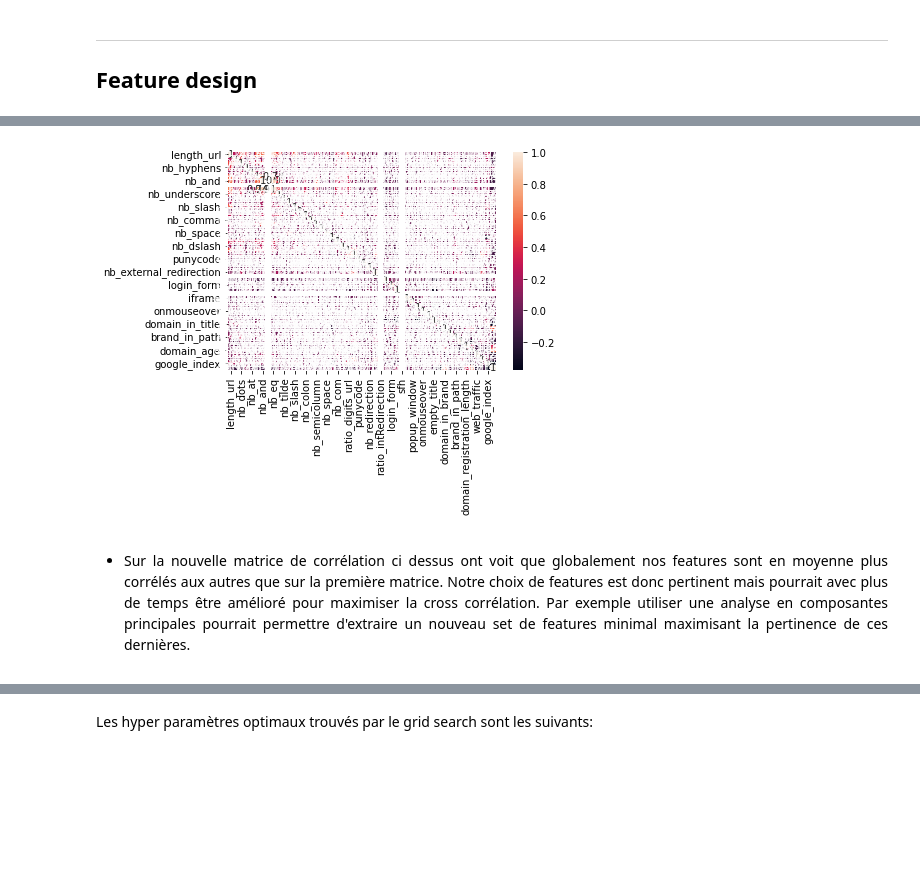
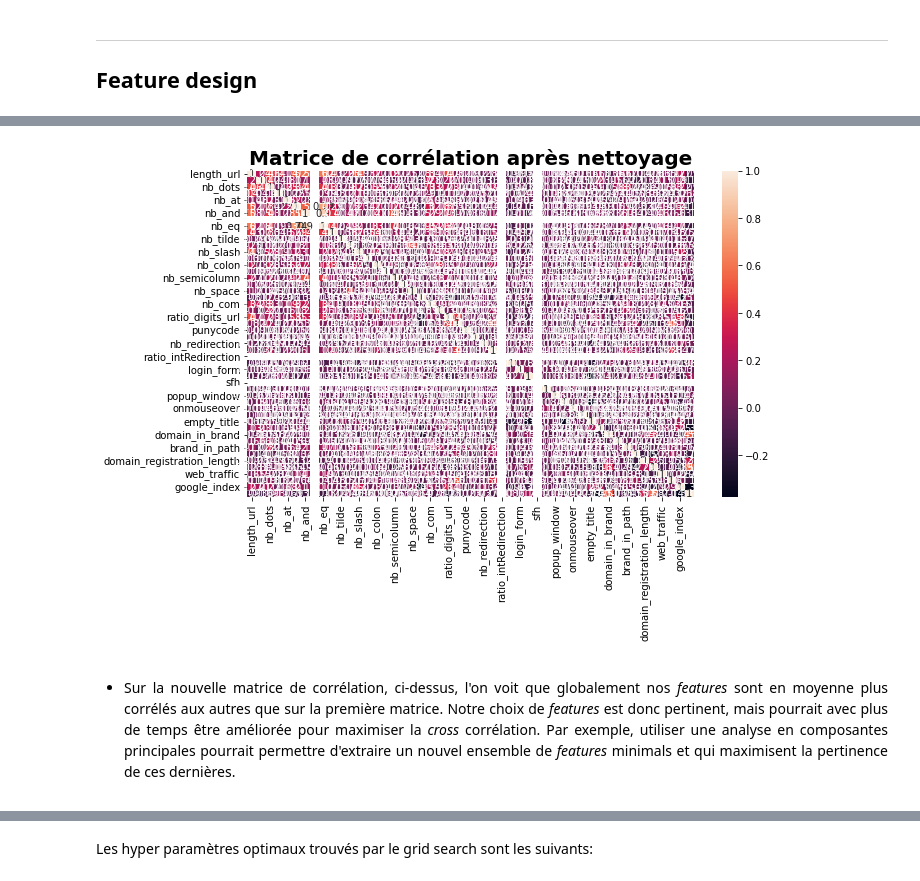
Before and after one commit to ManuSerp/INF8215-TP2, a Jupyter notebook: fishing/TP3.ipynb, the cells around one changed output, grey strips where cells are left out. Drawn from its saved outputs; the diff is of its cells as text; code cells hidden in the pictures; blank space fills up the shorter version.

```diff
--- a/fishing/TP3.ipynb
+++ b/fishing/TP3.ipynb
@@ -57,35 +60,38 @@ def compute_accuracy(Y_true, Y_pred):
 # %%
 def build_set(path):
     df = pd.read_csv(path, header=0)
     selected_columns = ['length_url', 'length_hostname', "nb_dots", "nb_hyphens", "nb_at", "nb_qm", "nb_and", "nb_or",
                         "nb_eq", "nb_underscore", "nb_tilde", "nb_percent", "nb_slash", "nb_star", "nb_colon",
                         "nb_comma", "nb_semicolumn", "nb_dollar", "nb_space", "nb_www", "nb_com", "nb_dslash",
                         "ratio_digits_url", "ratio_digits_host", "punycode", "path_extension", "nb_redirection",
                         "nb_external_redirection",
                         "ratio_intRedirection", "ratio_extRedirection", "login_form", "external_favicon", "sfh",
                         "iframe", "popup_window", "safe_anchor", "onmouseover", "right_clic", "empty_title",
                         "domain_in_title", "domain_in_brand", "brand_in_subdomain", "brand_in_path",
                         "whois_registered_domain", "domain_registration_length", "domain_age", "web_traffic",
                         "dns_record", "google_index", "page_rank"]
     x = df[selected_columns]
     x = df._get_numeric_data()
     x = x.drop(columns=['Unnamed: 0'])
     x = x.to_numpy()
     x = normalize(x, axis=0)
     y = df["status"].map({'legitimate': 0, 'phishing': 1})
     corr_matrix = df2[selected_columns].corr()
+    fig2, ax2 = plt.subplots()
+    fig2.set_size_inches(10, 6)
+    ax2.set_title("Matrice de corrélation après nettoyage", fontsize=20, fontweight='bold')
     sns.heatmap(corr_matrix, annot=True)
     plt.show()
     return x, y
 
 # Define Grid
 x_train, y_train = build_set("train.csv")
 x_train, x_test, y_train, y_test = train_test_split(
     x_train, y_train, test_size=0.3, shuffle=True)
 # %% [output]
-[figure, old version]
+[figure, new version]
 # %% [markdown]
-- <p style="text-align:justify;">Sur la nouvelle matrice de corrélation ci dessus ont voit que globalement nos features sont en moyenne plus corrélés aux autres que sur la première matrice. Notre choix de features est donc pertinent mais pourrait avec plus de temps être amélioré pour maximiser la cross corrélation. Par exemple utiliser une analyse en composantes principales pourrait permettre d'extraire un nouveau set de features minimal maximisant la pertinence de ces dernières.</p>
+- <p style="text-align:justify;">Sur la nouvelle matrice de corrélation, ci-dessus, l'on voit que globalement nos <i>features</i> sont en moyenne plus corrélés aux autres que sur la première matrice. Notre choix de <i>features</i> est donc pertinent, mais pourrait avec plus de temps être améliorée pour maximiser la <i>cross</i> corrélation. Par exemple, utiliser une analyse en composantes principales pourrait permettre d'extraire un nouvel ensemble de <i>features</i> minimals et qui maximisent la pertinence de ces dernières.</p>
 # %% [markdown]
 ## Méthodologie
 
```
Also changed, not shown: parts of 18 cells of this notebook, 1 other file.
